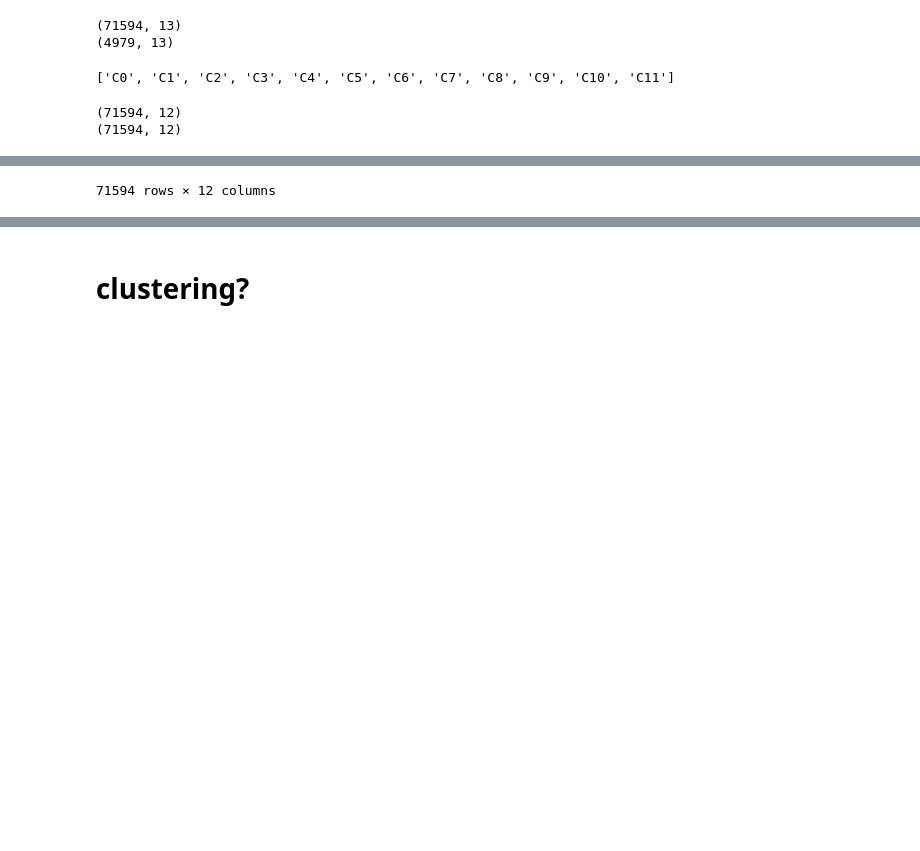
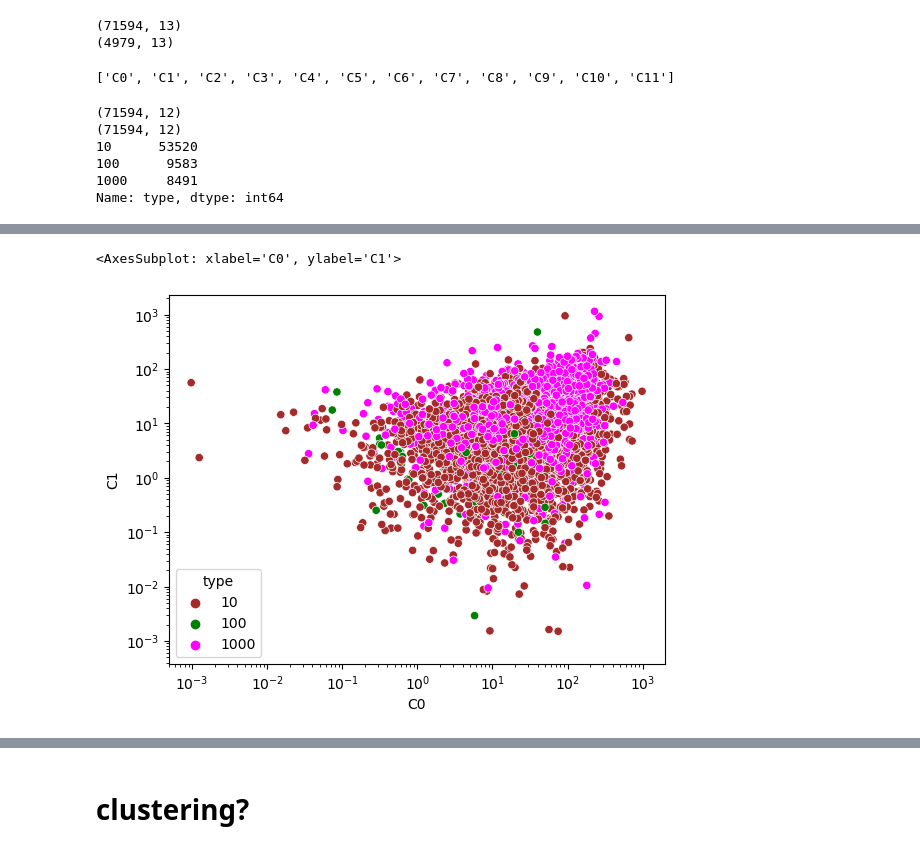
Before and after one commit to eisko/MAPseq_analysis, a Jupyter notebook: cell visualization test drop omci.ipynb, the cells around one changed output, grey strips where cells are left out. Cells and saved outputs as stored; diff of their text form; code cells hidden in the pictures; blank space fills up the shorter version.

```diff
--- a/cell visualization test drop omci.ipynb
+++ b/cell visualization test drop omci.ipynb
@@ -430,18 +433,34 @@ names
 # %% [output]
 ['C0', 'C1', 'C2', 'C3', 'C4', 'C5', 'C6', 'C7', 'C8', 'C9', 'C10', 'C11']
 # %%
-from sklearn.decomposition import PCA
+# create PCA component labels
+com_labels = []
+for i in range(12):
+    com_labels.append('C'+str(i))
+
+# specify colors for cell types
+color_dict = {10:'brown', 100:'green', 1000:'magenta'}
+
 pca = PCA()
-mm_type = sorted_mm_all['type']
+mm_type = sorted_mm_all['type'].reset_index(drop=True)
 mm_plot = sorted_mm_all.drop("type", axis=1)
 components = pca.fit_transform(mm_plot)
 print(mm_plot.shape)
 print(components.shape)
 components[:,0].shape
-plot = pd.DataFrame(components, columns = names)
-# plot['type'] = mm_type
-plot
-# sns.scatterplot(plot, x="C0", y="C1", hue="type")
+plot = pd.DataFrame(components, columns = com_labels)
+plot['type'] = mm_type
+
+print(mm_type.value_counts())
+
+
+g = sns.scatterplot(plot, x="C0", y="C1", hue="type", palette=color_dict)
+g.set(xscale='log', yscale='log')
+g
 # %% [output]
 (71594, 12)
 (71594, 12)
+10      53520
+100      9583
+1000     8491
+Name: type, dtype: int64
@@ -460 +467,2 @@ plot
-71594 rows × 12 columns
+<AxesSubplot: xlabel='C0', ylabel='C1'>
+[figure, added]
```
Also changed, not shown: parts of 3 cells of this notebook, 1 other file.
